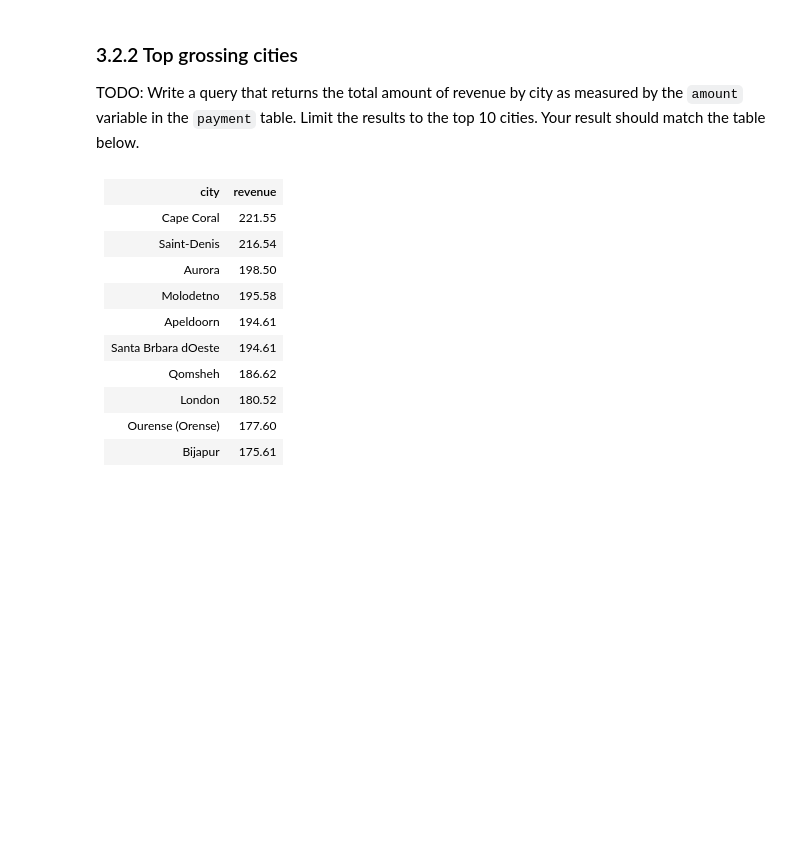
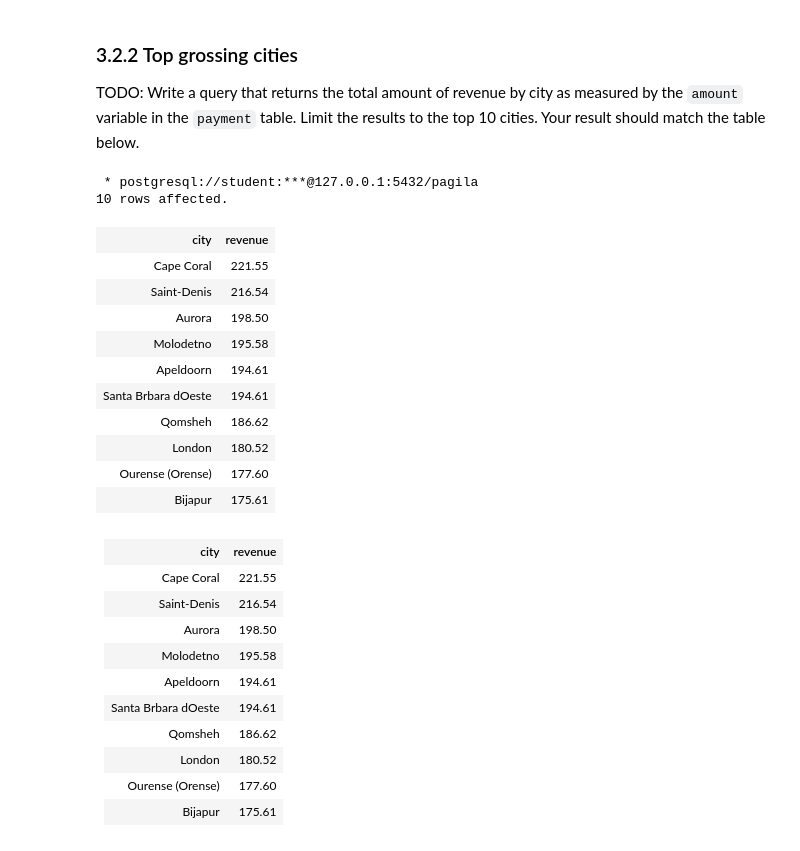
Before and after one commit to gabfr/data-engineering-nanodegree, a Jupyter notebook: 2-cloud-data-warehouses/L1_E1_-_Step_3.ipynb, the cells around one changed output. Cells and saved outputs as stored; diff of their text form; code cells hidden in the pictures; blank space fills up the shorter version.

```diff
--- a/2-cloud-data-warehouses/L1_E1_-_Step_3.ipynb
+++ b/2-cloud-data-warehouses/L1_E1_-_Step_3.ipynb
@@ -136,3 +230,32 @@ FROM #write code
+# %%
+%%sql
+SELECT
+    city.city AS city,
+    SUM(payment.amount) AS revenue
+FROM
+    payment
+    JOIN customer  ON ( payment.customer_id = customer.customer_id )
+    JOIN address ON ( customer.address_id = address.address_id )
+    JOIN city ON ( address.city_id = city.city_id )
+GROUP BY
+    city.city
+ORDER BY
+    SUM(payment.amount) DESC
+LIMIT 10;
+# %% [output]
+ * postgresql://student:***@127.0.0.1:5432/pagila
+10 rows affected.
+| city | revenue |
+| Cape Coral | 221.55 |
+| Saint-Denis | 216.54 |
+| Aurora | 198.50 |
+| Molodetno | 195.58 |
+| Apeldoorn | 194.61 |
+| Santa Brbara dOeste | 194.61 |
+| Qomsheh | 186.62 |
+| London | 180.52 |
+| Ourense (Orense) | 177.60 |
+| Bijapur | 175.61 |
 # %% [markdown]
 <div class="p-Widget jp-RenderedHTMLCommon jp-RenderedHTML jp-mod-trusted jp-OutputArea-output jp-OutputArea-executeResult" data-mime-type="text/html"><table>
     <tbody><tr>
```
Also changed, not shown: parts of 14 cells of this notebook.
